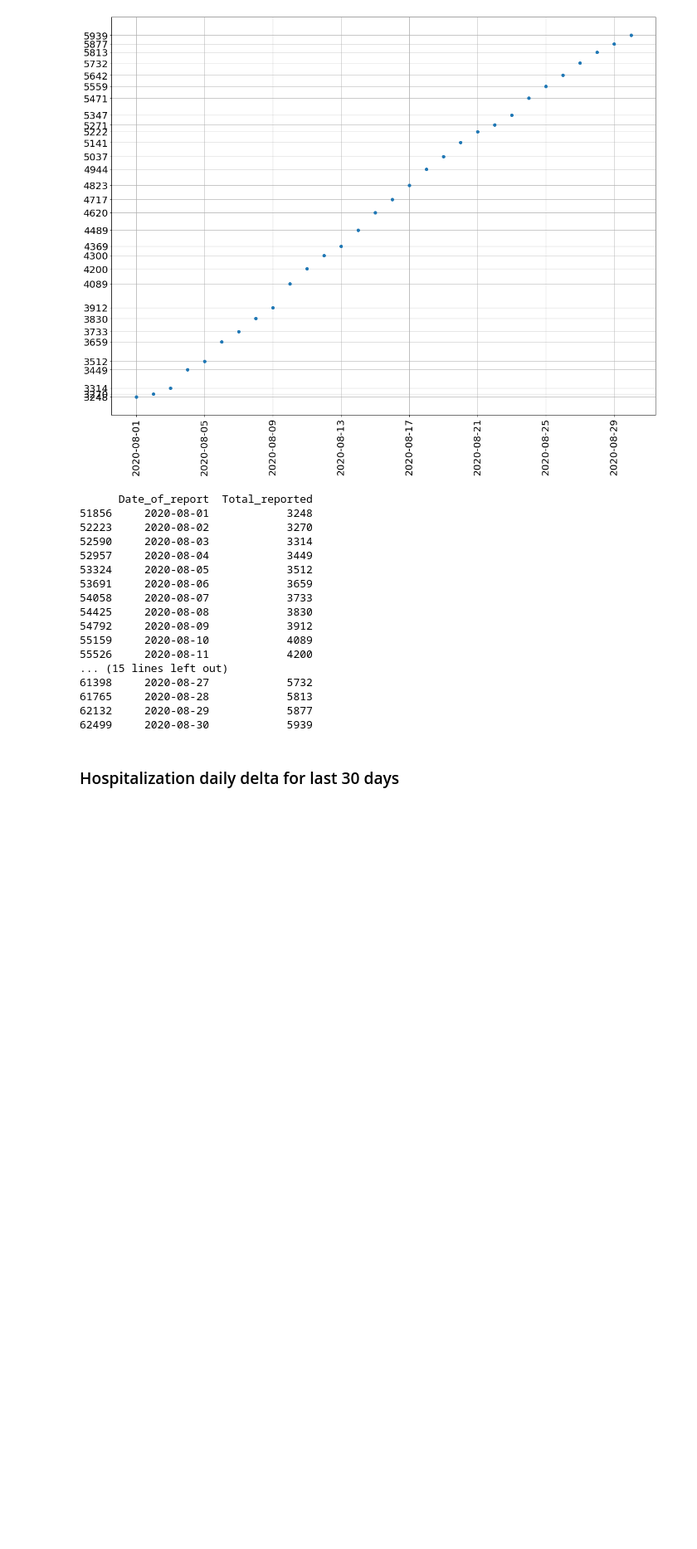
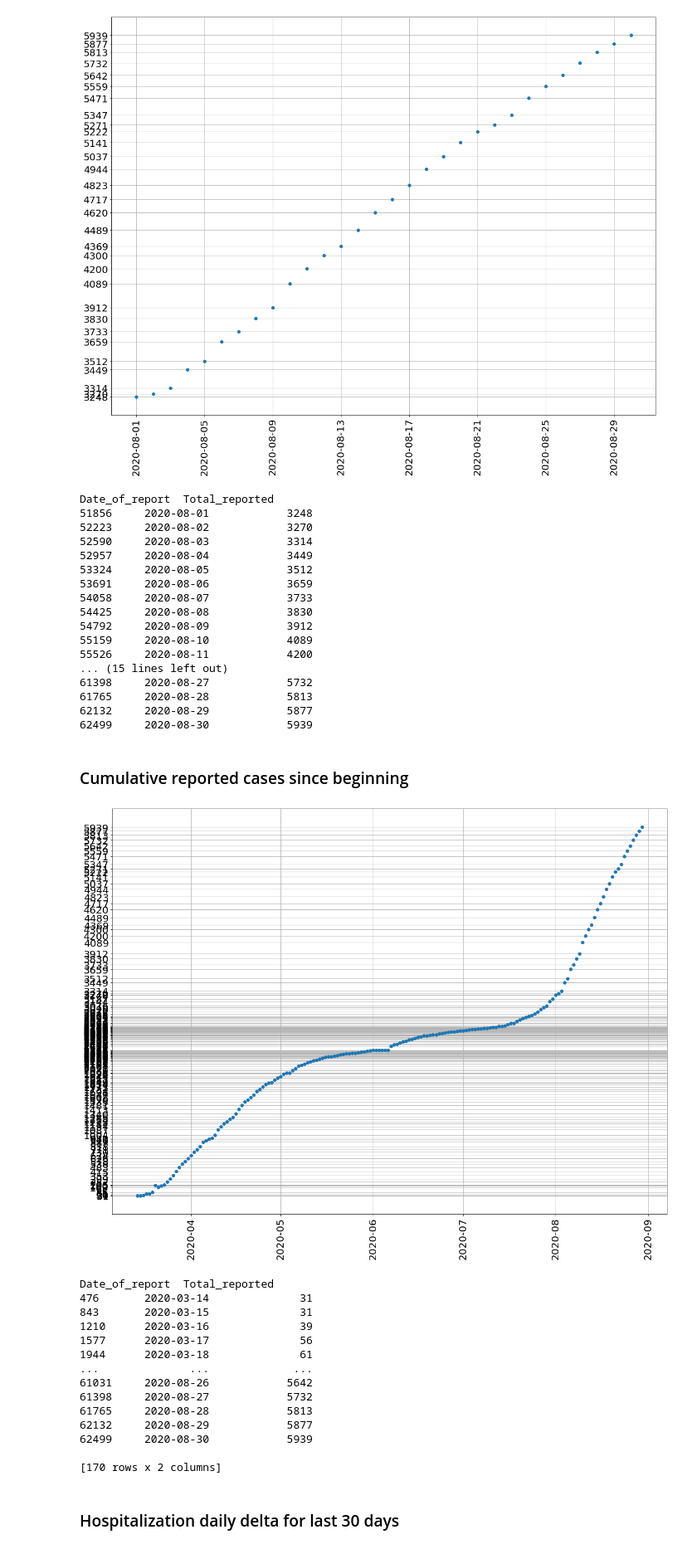
Before and after one commit to zeddee/nl-covid19-eda, a Jupyter notebook: nl-covid-eda.ipynb, the cells around one changed output. Shown at 83% size. Drawn from its saved outputs; the diff is of its cells as text; code cells hidden in the pictures; blank space fills up the shorter version.

Commit message:
added chart for all time cumulative cases

```diff
--- a/nl-covid-eda.ipynb
+++ b/nl-covid-eda.ipynb
@@ -335,6 +335,26 @@ plot_cumul_reported_last_n_days(cumuldf, 30, "Total_reported")
 61765     2020-08-28            5813
 62132     2020-08-29            5877
 62499     2020-08-30            5939
+# %% [markdown]
+### Cumulative reported cases since beginning
+# %%
+plot_cumul_reported_last_n_days(cumuldf, -1, "Total_reported")
+# %% [output]
+[figure, added]
+Date_of_report  Total_reported
+476       2020-03-14              31
+843       2020-03-15              31
+1210      2020-03-16              39
+1577      2020-03-17              56
+1944      2020-03-18              61
+...              ...             ...
+61031     2020-08-26            5642
+61398     2020-08-27            5732
+61765     2020-08-28            5813
+62132     2020-08-29            5877
+62499     2020-08-30            5939
+
+[170 rows x 2 columns]
 # %% [markdown]
 ### Hospitalization daily delta for last 30 days
 # %%
```
